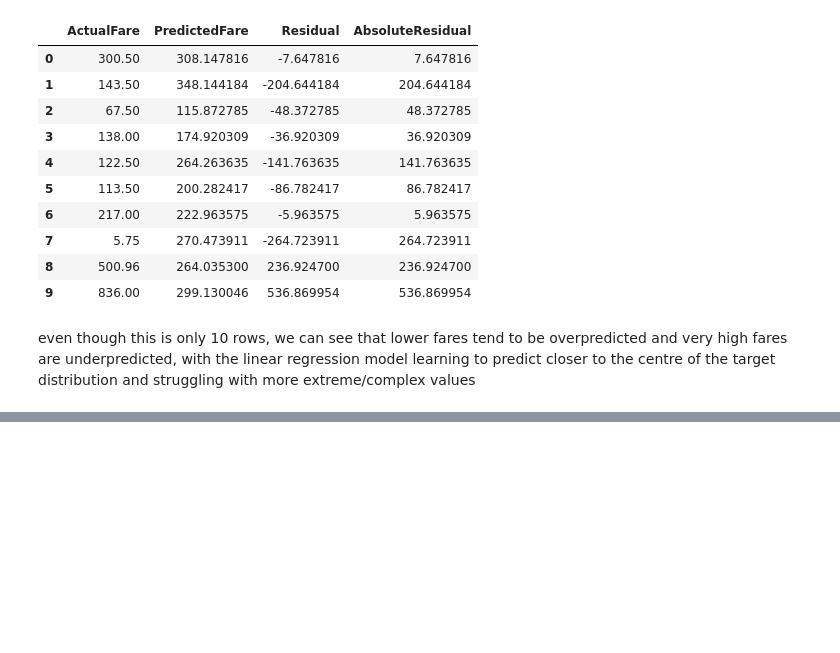
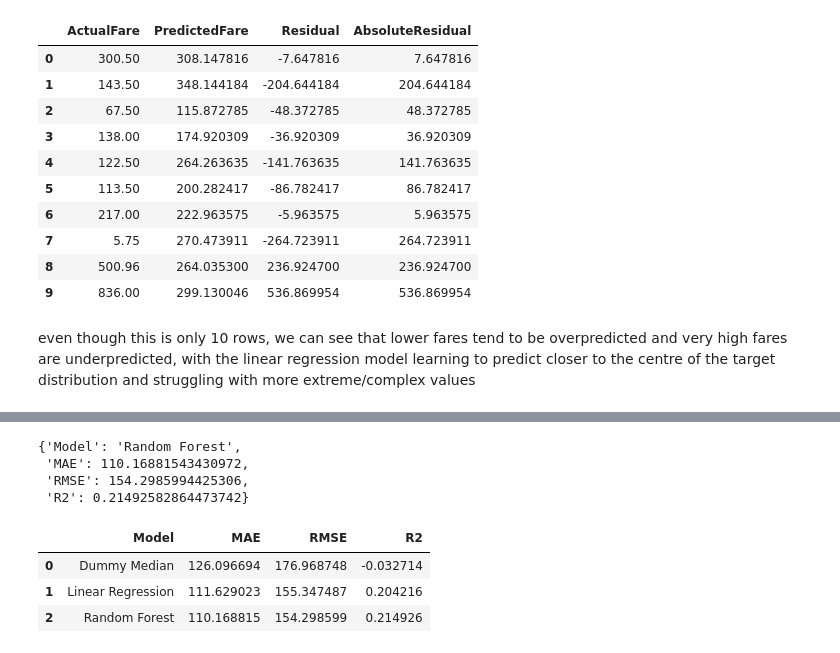
Before and after one commit to Anythingsaf22/Analyse-US-Domestic-flights, a Jupyter notebook: Notebooks/notebook4.ipynb, the cells around one changed output, grey strips where cells are left out. Drawn from its saved outputs; the diff is of its cells as text; code cells hidden in the pictures; blank space fills up the shorter version.

```diff
--- a/Notebooks/notebook4.ipynb
+++ b/Notebooks/notebook4.ipynb
@@ -290,0 +342,16 @@ even though this is only 10 rows, we can see that lower fares tend to be overpre
+# %%
+random_forest_results = evaluate_regression_model(model_name = 'Random Forest', y_true = y_test, y_pred = random_forest_pred)
+display(random_forest_results)
+
+model_results.append(random_forest_results)
+results_df = pd.DataFrame(model_results)
+display(results_df)
+# %% [output]
+{'Model': 'Random Forest',
+ 'MAE': 110.16881543430972,
+ 'RMSE': 154.2985994425306,
+ 'R2': 0.21492582864473742}
+|  | Model | MAE | RMSE | R2 |
+| 0 | Dummy Median | 126.096694 | 176.968748 | -0.032714 |
+| 1 | Linear Regression | 111.629023 | 155.347487 | 0.204216 |
+| 2 | Random Forest | 110.168815 | 154.298599 | 0.214926 |
```
Also changed, not shown: parts of 11 cells of this notebook.
